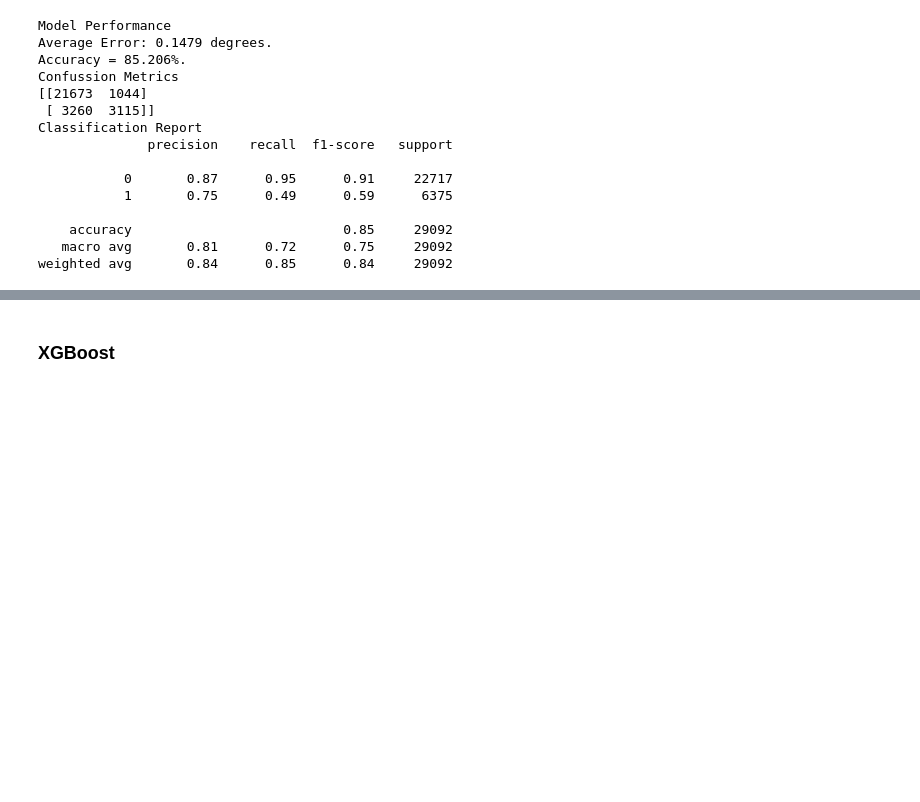
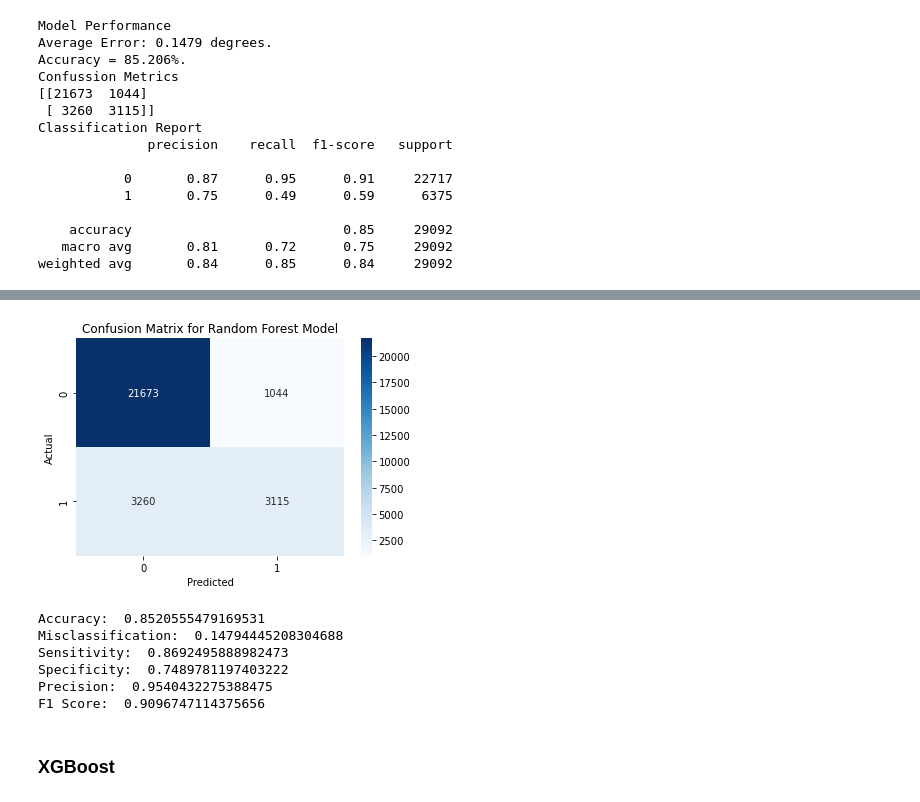
Before and after one commit to AzizFauzi99/Rain_Tomorrow_Prediction, a Jupyter notebook: KP_RainPrediction.ipynb, the cells around one changed output, grey strips where cells are left out. Saved outputs shown, nothing was run; the diff lists cells and outputs as text; code cells hidden in the pictures; blank space fills up the shorter version.

```diff
--- a/KP_RainPrediction.ipynb
+++ b/KP_RainPrediction.ipynb
@@ -932,10 +852,0 @@ nb = GaussianNB()
-# %%
-# Fit the model to the training data
-nb.fit(X_train, y_train)
-
-# Make predictions on the testing data
-y_pred6 = nb.predict(X_test)
-
-# Calculate the accuracy of the model
-accuracy_nb = accuracy_score(y_test, y_pred6)
-print("Accuracy Naive Bayes:", accuracy_nb)
@@ -950,10 +852,0 @@ bst = XGBClassifier()
-# %%
-# Fit the model to the training data
-bst.fit(X_train, y_train)
-
-# Make predictions on the testing data
-y_pred7 = bst.predict(X_test)
-
-# Calculate the accuracy of the model
-accuracy_bst = accuracy_score(y_test, y_pred7)
-print("Accuracy XGBoost:", accuracy_bst)
@@ -1074,3 +1070,53 @@ weighted avg       0.84      0.85      0.84     29092
+# %%
+# confussion matrix
+cm_rf = confusion_matrix(y_test, y_pred_rf1)
+
+# plot confusion matrix
+plt.figure(figsize=(6,4))
+sns.heatmap(cm_rf, annot=True, fmt='d', cmap='Blues')
+plt.title('Confusion Matrix for Random Forest Model')
+plt.xlabel('Predicted')
+plt.ylabel('Actual')
+plt.show();
+# %% [output]
+[figure, added]
+# %%
+TP = cm_rf[0,0]
+TN = cm_rf[1,1]
+FP = cm_rf[0,1]
+FN = cm_rf[1,0]
+
+# calculate accuracy
+accuracy_rf = (TP + TN) / (TP + TN + FP + FN)
+
+# calculate misclassification
+misclassification_rf = (FP + FN) / (TP + TN + FP + FN)
+
+# calculate sensitivity / recall
+recall_rf = TP / (TP + FN)
+
+# calculate specificity
+specificity_rf = TN / (TN + FP)
+
+# calculate precision
+precision_rf = TP / (TP + FP)
+
+# calculate f1 score
+f1_rf = 2 * (precision_rf * recall_rf) / (precision_rf + recall_rf)
+
+print('Accuracy: ', accuracy_rf)
+print('Misclassification: ', misclassification_rf)
+print('Sensitivity: ', recall_rf)
+print('Specificity: ', specificity_rf)
+print('Precision: ', precision_rf)
+print('F1 Score: ', f1_rf)
+# %% [output]
+Accuracy:  0.8520555479169531
+Misclassification:  0.14794445208304688
+Sensitivity:  0.8692495888982473
+Specificity:  0.7489781197403222
+Precision:  0.9540432275388475
+F1 Score:  0.9096747114375656
 # %% [markdown]
 ### XGBoost
 # %%
```
Also changed, not shown: parts of 53 cells of this notebook.
